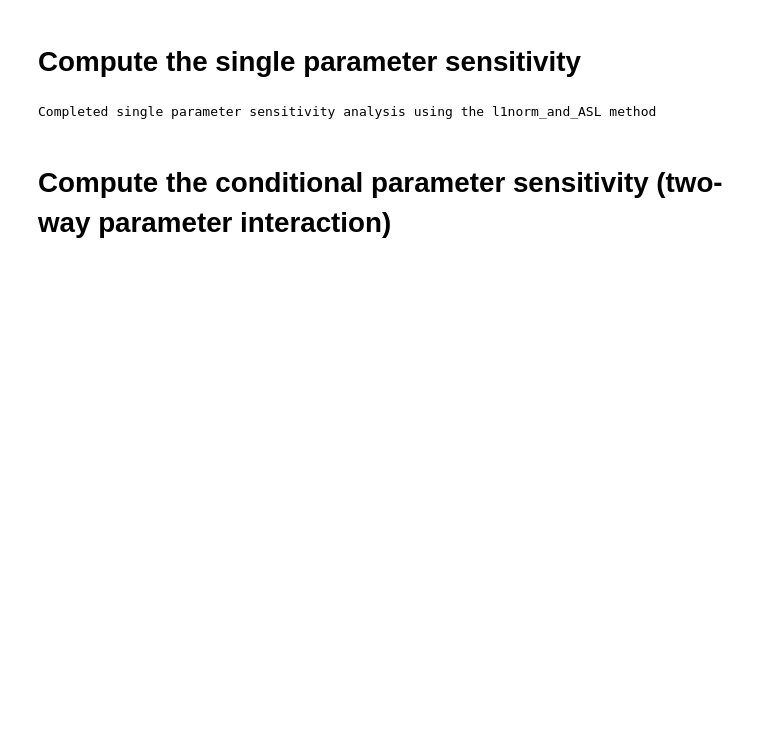
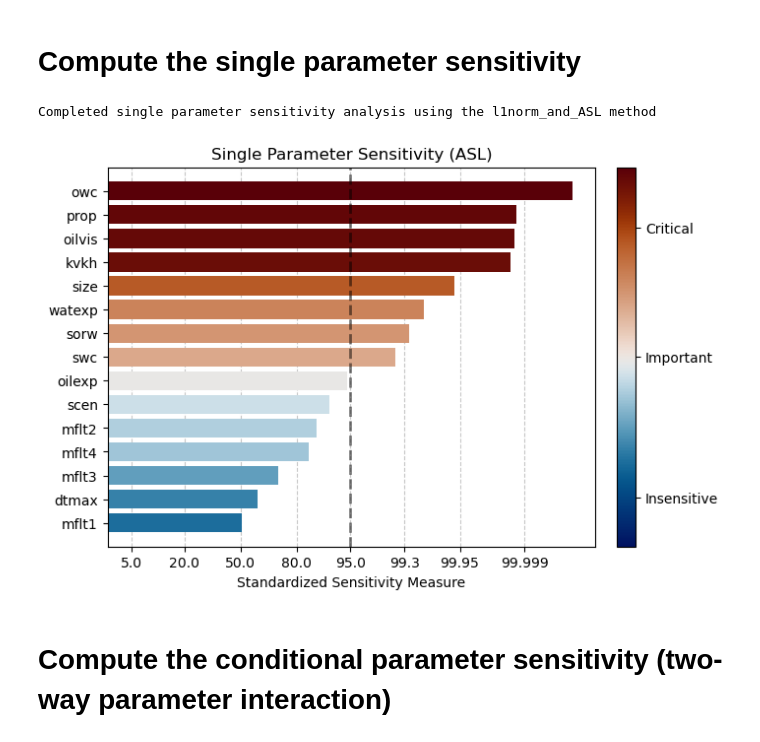
Before and after one commit to Stanford-Mineral-X/DGSA, a Jupyter notebook: notebooks/DGSA_computation_Park2016.ipynb, the cells around one changed output. Cells and saved outputs as stored; diff of their text form; code cells hidden in the pictures; blank space fills up the shorter version.

```diff
--- a/notebooks/DGSA_computation_Park2016.ipynb
+++ b/notebooks/DGSA_computation_Park2016.ipynb
@@ -83,6 +85,19 @@ single_sensitivity = single_parameter_sensitivity(
     )
 # %% [output]
 Completed single parameter sensitivity analysis using the l1norm_and_ASL method
+# %%
+from visualization.single_pareto import single_pareto_standardized
+
+single_pareto_standardized(
+    single_sensitivity_results =  single_sensitivity['single_ASL'],
+    parameter_names = parameter_names,
+    title = "Single Parameter Sensitivity (ASL)",
+    fig_size = (7, 5),
+    font_size = 10,
+    font = 'DejaVu Sans'
+)
+# %% [output]
+[figure, added]
 # %% [markdown]
 # Compute the conditional parameter sensitivity (two-way parameter interaction)
 # %%
```
Also changed, not shown: parts of 6 cells of this notebook, 4 other files.
